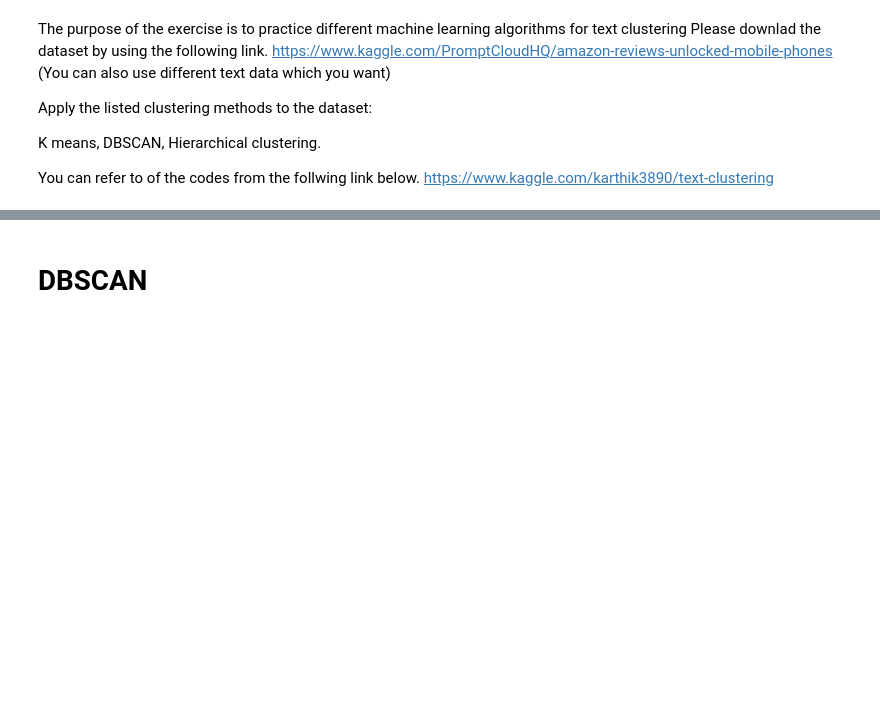
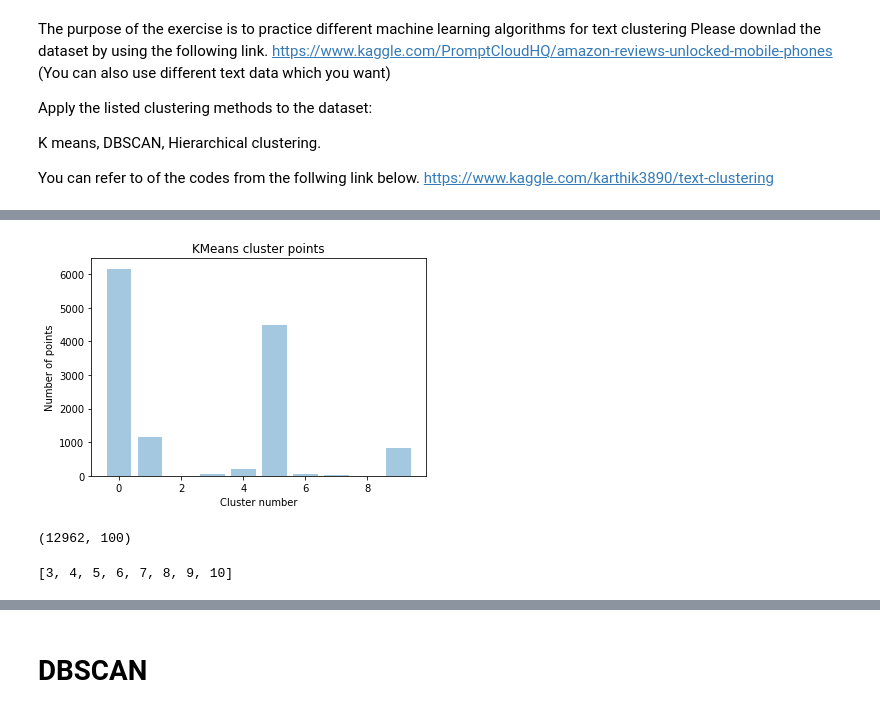
Before and after one commit to AsmaaAlghamd1/Asmaa_INFO5731_-Spring2020, a Jupyter notebook: In_Class_exercises_10.ipynb, the cells around one changed output, grey strips where cells are left out. Cells and saved outputs as stored; diff of their text form; code cells hidden in the pictures; blank space fills up the shorter version.

```diff
--- a/In_Class_exercises_10.ipynb
+++ b/In_Class_exercises_10.ipynb
@@ -99,0 +118,15 @@ df
+# %%
+def cleanhtml(sentence):
+    Org = re.compile('<.*?>')
+    cleantext = re.sub(Org, ' ', sentence)
+    return cleantext
+# %%
+import re
+import nltk
+nltk.download('stopwords')
+from nltk.corpus import stopwords
+stop = stopwords.words('english')
+Amdata['Cleaned Text'] = Amdata['Reviews'].apply(lambda x: " ".join(x.lower() for x in x.split()))
+Amdata['Cleaned Text'] = Amdata['Cleaned Text'].apply(lambda x: cleanhtml(x))
+Amdata['Cleaned Text'] = Amdata['Cleaned Text'].apply(lambda x: ''.join(re.sub(r"[^a-zA-Z0-9]+", ' ', charctr) for charctr in x ))
+Amdata['Cleaned Text'] = Amdata['Cleaned Text'].apply(lambda x: " ".join(x for x in x.split() if x not in stop))
@@ -99,0 +156,9 @@ df
+# %%
+
+from sklearn.feature_extraction.text import CountVectorizer
+from sklearn.cluster import KMeans
+CountVec = CountVectorizer()
+Data1 = CountVec.fit_transform(Amdata['Cleaned Text'].values)
+Names = CountVec.get_feature_names()
+model = KMeans(n_clusters = 10, init='k-means++', n_jobs = -1, random_state=99)
+model.fit(Data1)
@@ -162,0 +198,3 @@ silhouette_score
+# %%
+Amdata['Bow Clus Label'] = model.labels_
+Amdata.groupby(['Bow Clus Label'])['Reviews'].count()
@@ -162,0 +246,9 @@ silhouette_score
+# %%
+import matplotlib.pyplot as plt
+plt.bar([x for x in range(10)],Amdata.groupby(['Bow Clus Label'])['Reviews'].count(), alpha = 0.4)
+plt.title('KMeans cluster points')
+plt.xlabel("Cluster number")
+plt.ylabel("Number of points")
+plt.show()
+# %% [output]
+[figure, added]
@@ -162,0 +259,29 @@ silhouette_score
+# %%
+
+
+wTOv_model=gensim.models.Word2Vec(list_of_sentences,size=100, workers=4)
+
+Allsent = []
+for s in list_of_sentences:
+  v = np.zeros(100)
+  word_count = 0
+  for word in s:
+    try:
+      vec = wTOv_model.wv[word]
+      v += vec
+      word_count += 1
+    except:
+      pass
+  v /= word_count
+  Allsent.append(v)
+Allsent = np.array(Allsent)
+Allsent = np.nan_to_num(Allsent)
+Allsent.shape
+# %% [output]
+(12962, 100)
+# %%
+
+Clusters_Num = [x for x in range(3,11)]
+Clusters_Num
+# %% [output]
+[3, 4, 5, 6, 7, 8, 9, 10]
```
Also changed, not shown: parts of 50 cells of this notebook.
